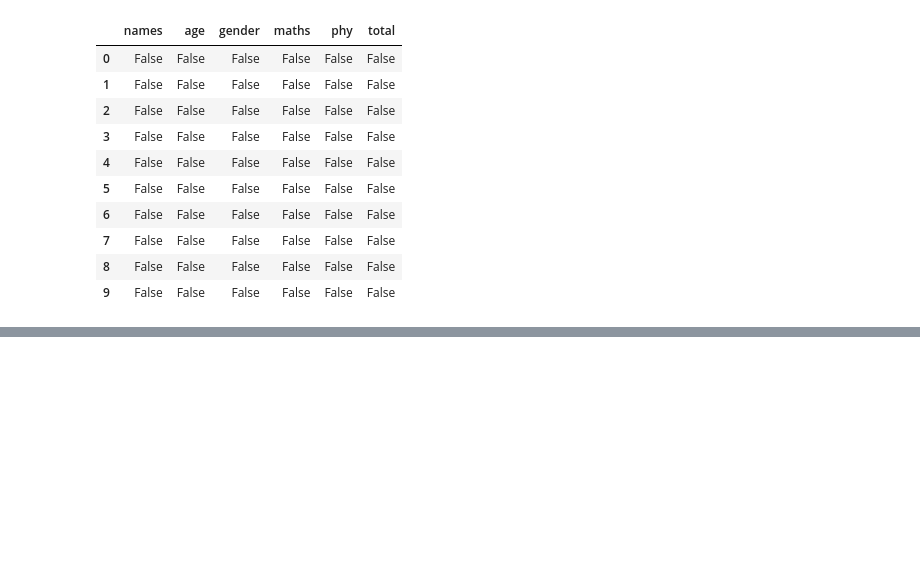
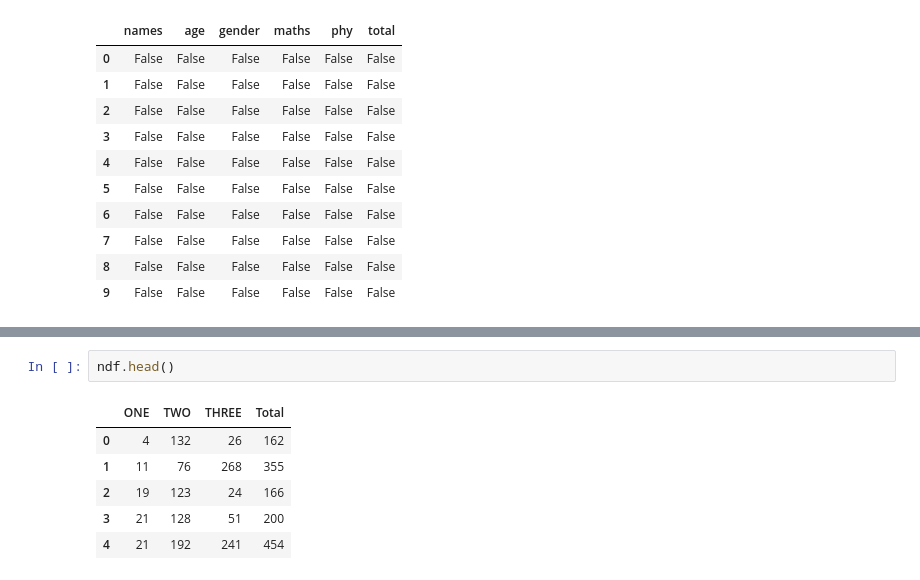
Before and after one commit to ajayyadav1998/Python-9am, a Jupyter notebook: Data Science/Introduction to Pandas.ipynb, the cells around one changed output, grey strips where cells are left out. Saved outputs shown, nothing was run; the diff lists cells and outputs as text; blank space fills up the shorter version.

```diff
--- a/Data Science/Introduction to Pandas.ipynb
+++ b/Data Science/Introduction to Pandas.ipynb
@@ -415,0 +492,9 @@ df.isna()
+# %%
+ndf.head()
+# %% [output]
+|  | ONE | TWO | THREE | Total |
+| 0 | 4 | 132 | 26 | 162 |
+| 1 | 11 | 76 | 268 | 355 |
+| 2 | 19 | 123 | 24 | 166 |
+| 3 | 21 | 128 | 51 | 200 |
+| 4 | 21 | 192 | 241 | 454 |
```
Also changed, not shown: parts of 19 cells of this notebook, 1 other file.
